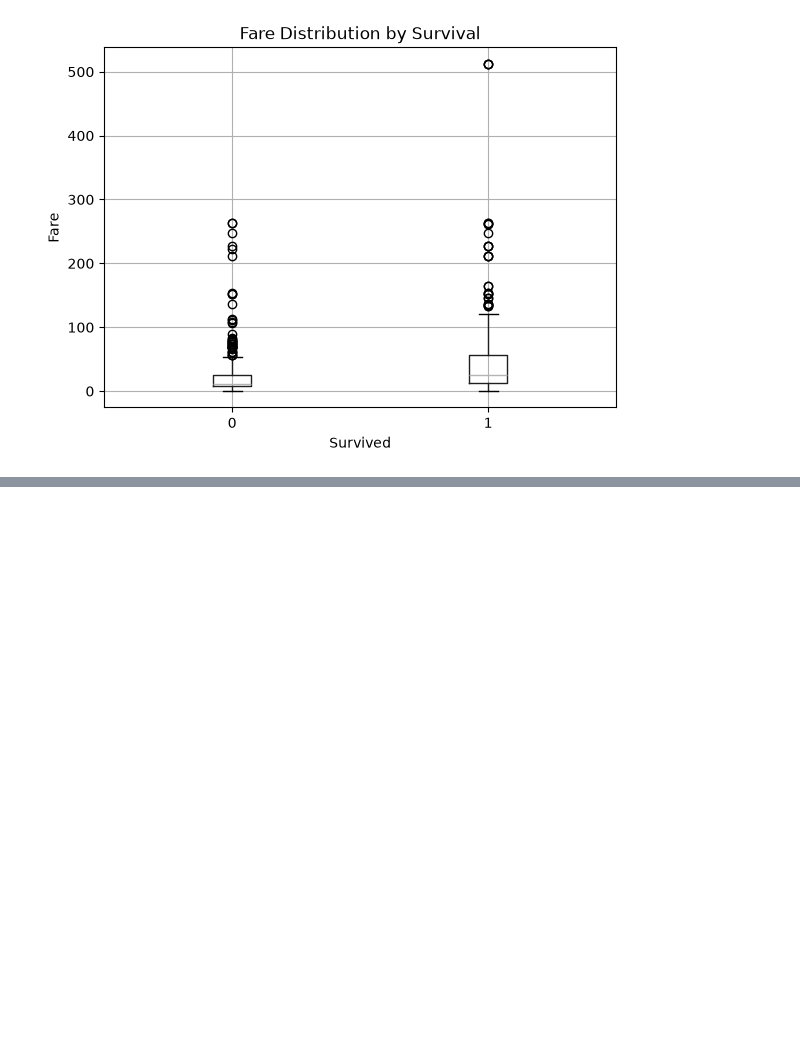
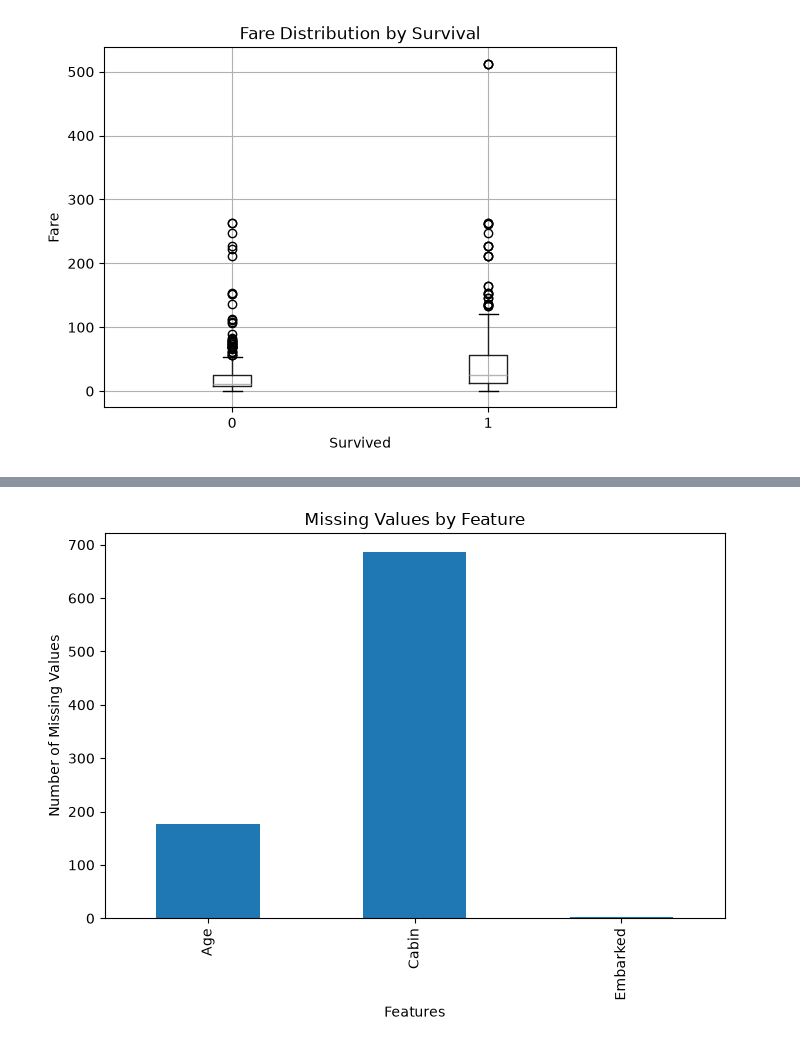
Before and after one commit to jenfanendatascience-ship-it/AI-Portfolio-2026, a Jupyter notebook: 07_Kaggle/Titanic/notebooks/Titanic_EDA.ipynb, the cells around one changed output, grey strips where cells are left out. Saved outputs shown, nothing was run; the diff lists cells and outputs as text; code cells hidden in the pictures; blank space fills up the shorter version.

```diff
--- a/07_Kaggle/Titanic/notebooks/Titanic_EDA.ipynb
+++ b/07_Kaggle/Titanic/notebooks/Titanic_EDA.ipynb
@@ -346,0 +494,5 @@ plt.show()
+# %%
+# Count missing values in each column
+missing_values = train.isnull().sum()
+
+missing_values
@@ -346,0 +513,14 @@ plt.show()
+# %%
+# Display missing values as a bar chart
+missing_values[missing_values > 0].plot(
+    kind="bar",
+    figsize=(8,5)
+)
+
+plt.title("Missing Values by Feature")
+plt.xlabel("Features")
+plt.ylabel("Number of Missing Values")
+
+plt.show()
+# %% [output]
+[figure, added]
```
Also changed, not shown: parts of 13 cells of this notebook.
